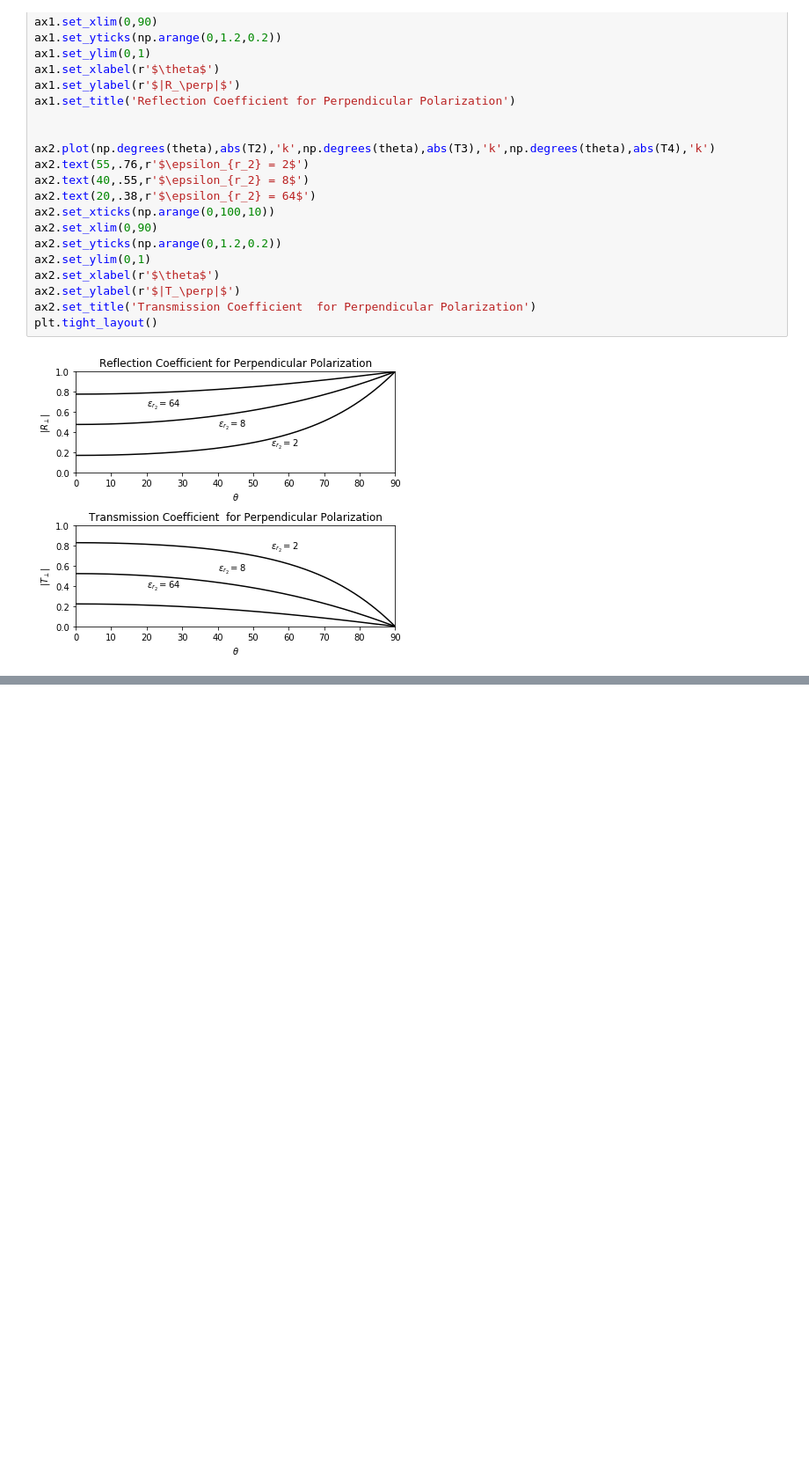
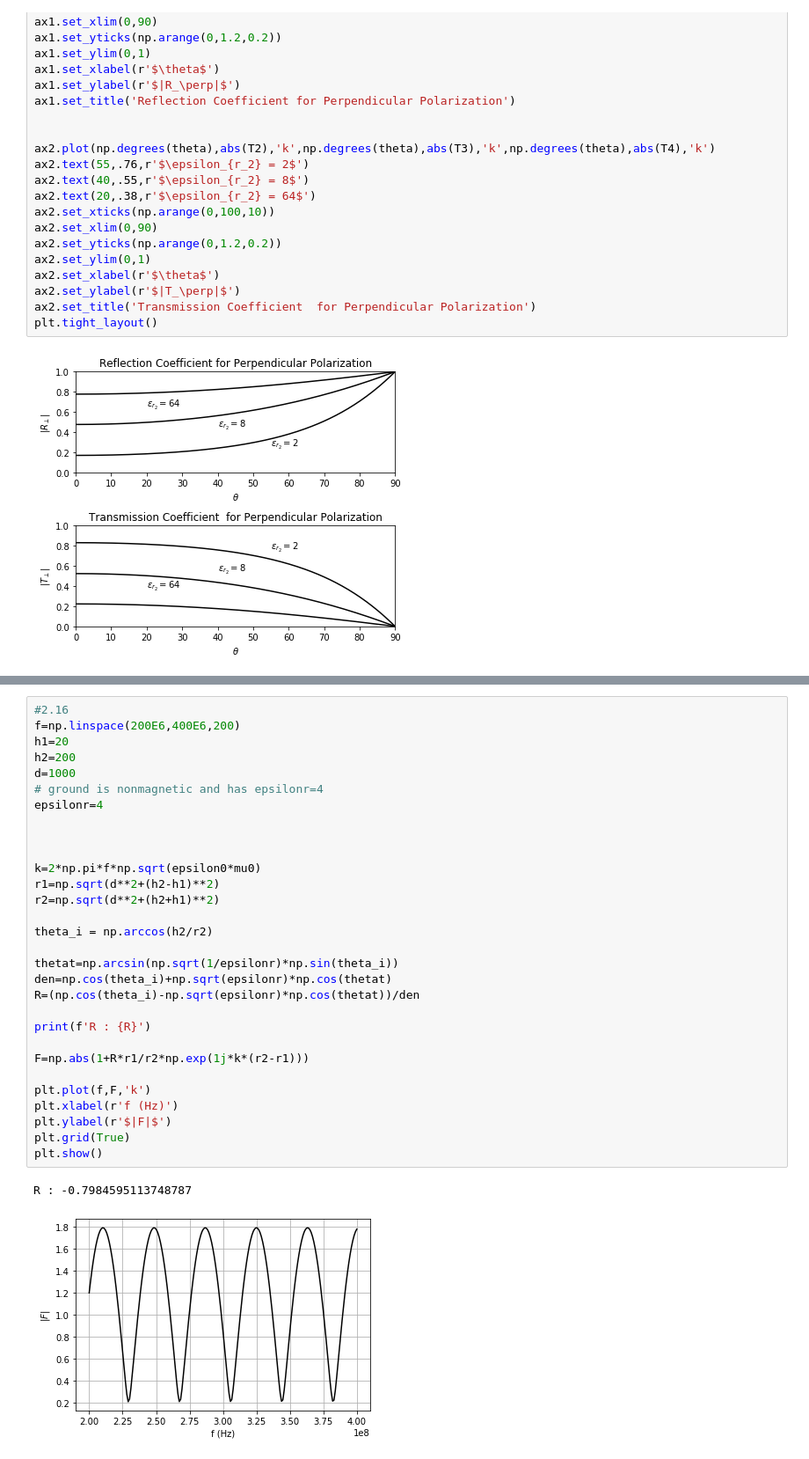
Before and after one commit to totoff/SamrtAntennas, a Jupyter notebook: ElectromagneticFields.ipynb, the cells around one changed output, grey strips where cells are left out. Shown at 88% size. Saved outputs shown, nothing was run; the diff lists cells and outputs as text; blank space fills up the shorter version.

```diff
--- a/ElectromagneticFields.ipynb
+++ b/ElectromagneticFields.ipynb
@@ -460,0 +502,33 @@ plt.tight_layout()
+# %%
+#2.16
+f=np.linspace(200E6,400E6,200)
+h1=20
+h2=200
+d=1000
+# ground is nonmagnetic and has epsilonr=4
+epsilonr=4
+
+
+
+k=2*np.pi*f*np.sqrt(epsilon0*mu0)
+r1=np.sqrt(d**2+(h2-h1)**2)
+r2=np.sqrt(d**2+(h2+h1)**2)
+
+theta_i = np.arccos(h2/r2)
+
+thetat=np.arcsin(np.sqrt(1/epsilonr)*np.sin(theta_i))
+den=np.cos(theta_i)+np.sqrt(epsilonr)*np.cos(thetat)
+R=(np.cos(theta_i)-np.sqrt(epsilonr)*np.cos(thetat))/den
+
+print(f'R : {R}')
+
+F=np.abs(1+R*r1/r2*np.exp(1j*k*(r2-r1)))
+
+plt.plot(f,F,'k')
+plt.xlabel(r'f (Hz)')
+plt.ylabel(r'$|F|$')
+plt.grid(True)
+plt.show()
+# %% [output]
+R : -0.7984595113748787
+[figure, added]
```
Also changed, not shown: parts of 4 cells of this notebook.
